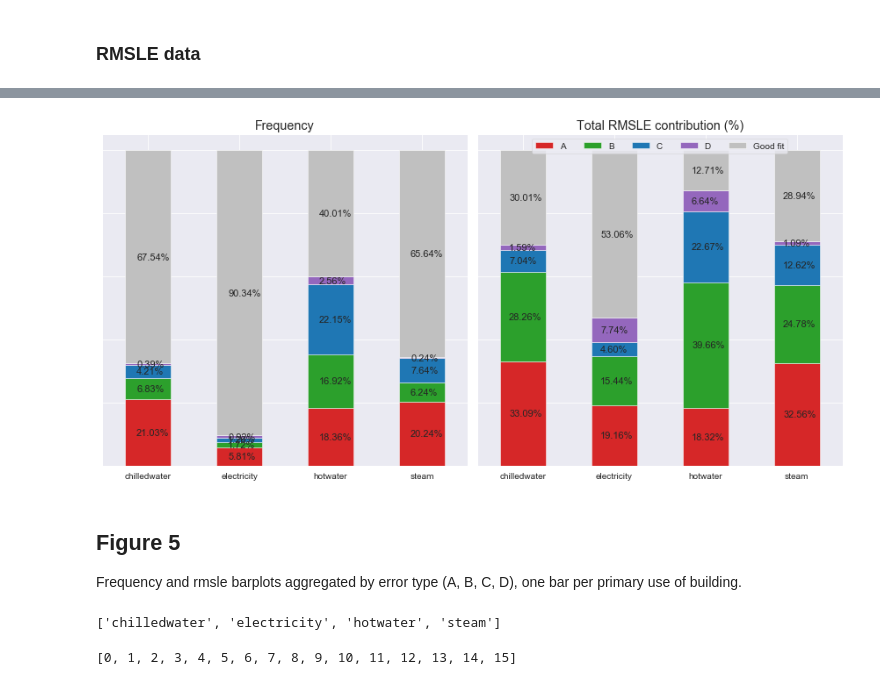
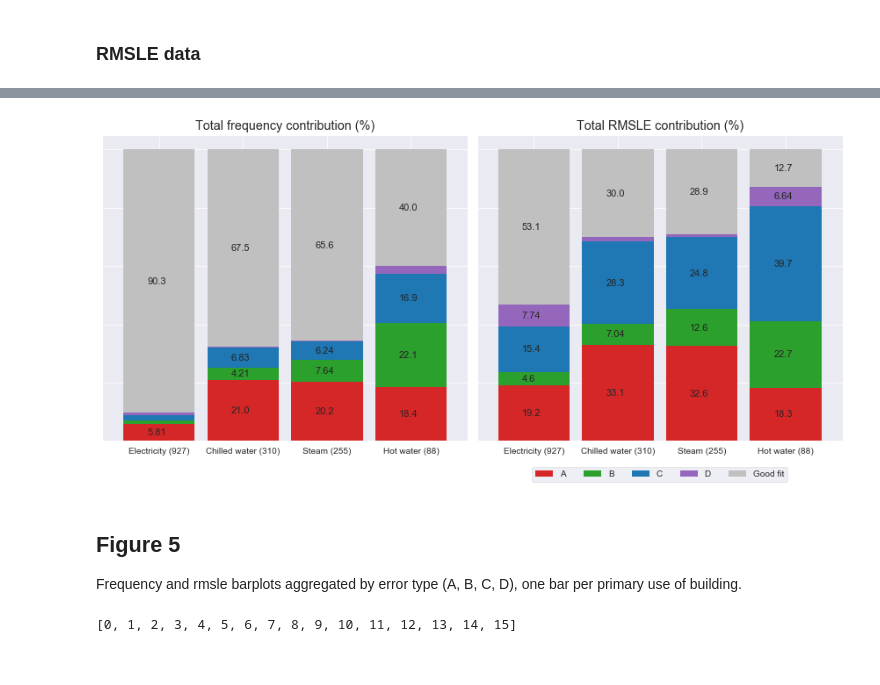
Before and after one commit to buds-lab/ashrae-great-energy-predictor-3-error-analysis, a Jupyter notebook: notebooks/11_plots-barplots.ipynb, the cells around one changed output, grey strips where cells are left out. Cells and saved outputs as stored; diff of their text form; code cells hidden in the pictures.

```diff
--- a/notebooks/11_plots-barplots.ipynb
+++ b/notebooks/11_plots-barplots.ipynb
@@ -192,0 +209,2 @@ def error_df_all(path_error, meter, site):
+# %%
+meta = pd.read_csv(path_meta + "building_metadata.csv", usecols=["site_id","building_id","primary_use"])
@@ -192,0 +310,16 @@ def error_df_all(path_error, meter, site):
+# %%
+# total number of meter per primary use (leaked are not included here)
+meters = ["chilledwater","electricity","hotwater","steam"]
+uses = list(meta.primary_use.unique())
+
+dfs = []
+for meter in meters:
+    files = glob.glob(path_proc + f"arrays\\{meter}*.csv")
+    for file in files:
+        site = int(file.split("_")[-1].split(".")[0])
+        df = pd.read_csv(file, usecols=["building_id"])
+        df = pd.merge(df, meta, how="left", on="building_id")
+        dfs.append(df)
+
+meters_per_use = dict(pd.concat(dfs).groupby("primary_use")["building_id"].count())
+meters_per_use
@@ -679,6 +833,6 @@ errors_subtype.loc[:,errors_subtype.columns.str.contains("A")]
 # %%
 ## Plot
-meters = ["chilledwater","electricity","hotwater","steam"]
+meters = ["electricity","chilledwater","steam","hotwater"]
 
 """palGlobal = ["salmon","yellowgreen","royalblue","mediumorchid","lightgray"]
 palA = ["firebrick","salmon","darkorange","sandybrown"]
@@ -944,69 +1358,64 @@ rmsle
 # %%
 ## Plot
-meters = ["chilledwater","electricity","hotwater","steam"]
+meters = ["electricity","chilledwater","steam","hotwater"]
 
 palGlobal = [cmap[1],cmap[5],cmap[9],cmap[13],cmap[0]]
 
 fig, axes = plt.subplots(1, 2, sharex=True, sharey=True, figsize=(12,6))
 axes = axes.flatten()
 plt.rcParams['axes.grid'] = True
 
 # Plot freq
 axF = axes[0]
-plotF = errors_type.plot(kind='bar', stacked=True, color=palGlobal, ax=axF, width=0.5, legend=False)
+plotF = errors_type.plot(kind='bar', stacked=True, color=palGlobal, ax=axF, width=0.85, legend=False, linewidth=0)
 axF.set_xlabel("")
-axF.set_xticklabels(meters, rotation=0)
+axF.set_xticklabels([f"{meters_name[meter].capitalize()} ({meters_per_meter[meter]})" for meter in meters], rotation=0)
 axF.set_ylabel("")
-axF.set_title("Frequency")
+axF.set_title("Total frequency contribution (%)")
 
 # Show pct on bar
 for rec in axF.patches:
     width = rec.get_width()
     height = rec.get_height()
-
-    axF.text(rec.get_x() + width/4,
-            rec.get_y() + height/2,
-            "{:.2f}%".format(height*100),
-            ha='left',
-            va='center',
-            fontsize=11)
+    if height >= 0.03:
+        axF.text(rec.get_x() + width/3,
+                rec.get_y() + height/2,
+                f"{round_sig(height*100,sig=3)}",
+                ha='left',
+                va='center',
+                fontsize=11)
 
 # Plot rmsle
 axR = axes[1]
-plotR = rmsle.plot(kind='bar', stacked=True, color=palGlobal, ax=axR, width=0.5, legend=True)
+plotR = rmsle.plot(kind='bar', stacked=True, color=palGlobal, ax=axR, width=0.85, legend=True, linewidth=0)
 axR.set_xlabel("")
-axR.set_xticklabels(meters, rotation=0)
+axR.set_xticklabels([f"{meters_name[meter].capitalize()} ({meters_per_meter[meter]})" for meter in meters], rotation=0)
 axR.set_yticklabels([])
 axR.set_ylabel("")
 axR.set_title("Total RMSLE contribution (%)")
-
-handles,labels = axR.get_legend_handles_labels()
-labels = ["A","B","C","D","Good fit"]
-axR.legend(handles,labels,title='', loc="upper center", fontsize=10, ncol=5)
 
 # Show pct on bar
 for rec in axR.patches:
     width = rec.get_width()
     height = rec.get_height()
+    if height >= 0.03:
+        axR.text(rec.get_x() + width/3,
+                rec.get_y() + height/2,
+                f"{round_sig(height*100,sig=3)}",
+                ha='left',
+                va='center',
+                fontsize=11)
 
-    axR.text(rec.get_x() + width/5,
-            rec.get_y() + height/2,
-            "{:.2f}%".format(height*100),
-            ha='left',
-            va='center',
-            fontsize=11)
-
+handles,labels = axR.get_legend_handles_labels()
+labels = ["A","B","C","D","Good fit"]
+axR.legend(handles,labels,title='', loc="upper center", fontsize=10, ncol=5, bbox_to_anchor=(0.5, -0.07))
 
 plt.tight_layout()
 
-fig.savefig(path_fig + "barplot_stacked_meter_cb_v1.pdf", dpi=150, bbox_inches="tight")
-fig.savefig(path_fig + "barplot_stacked_meter_cb_v1.png", dpi=150, bbox_inches="tight")
+fig.savefig(path_fig + "barplot_stacked_meter_cb.pdf", dpi=150, bbox_inches="tight")
+fig.savefig(path_fig + "barplot_stacked_meter_cb.png", dpi=150, bbox_inches="tight")
 # %% [output]
-[figure, old version]
+[figure, new version]
 # %% [markdown]
 ## Figure 5
 Frequency and rmsle barplots aggregated by error type (A, B, C, D), one bar per primary use of building.
-# %%
-meters
-# %% [output]
-['chilledwater', 'electricity', 'hotwater', 'steam']
```
Also changed, not shown: parts of 51 cells of this notebook, 42 other files.
